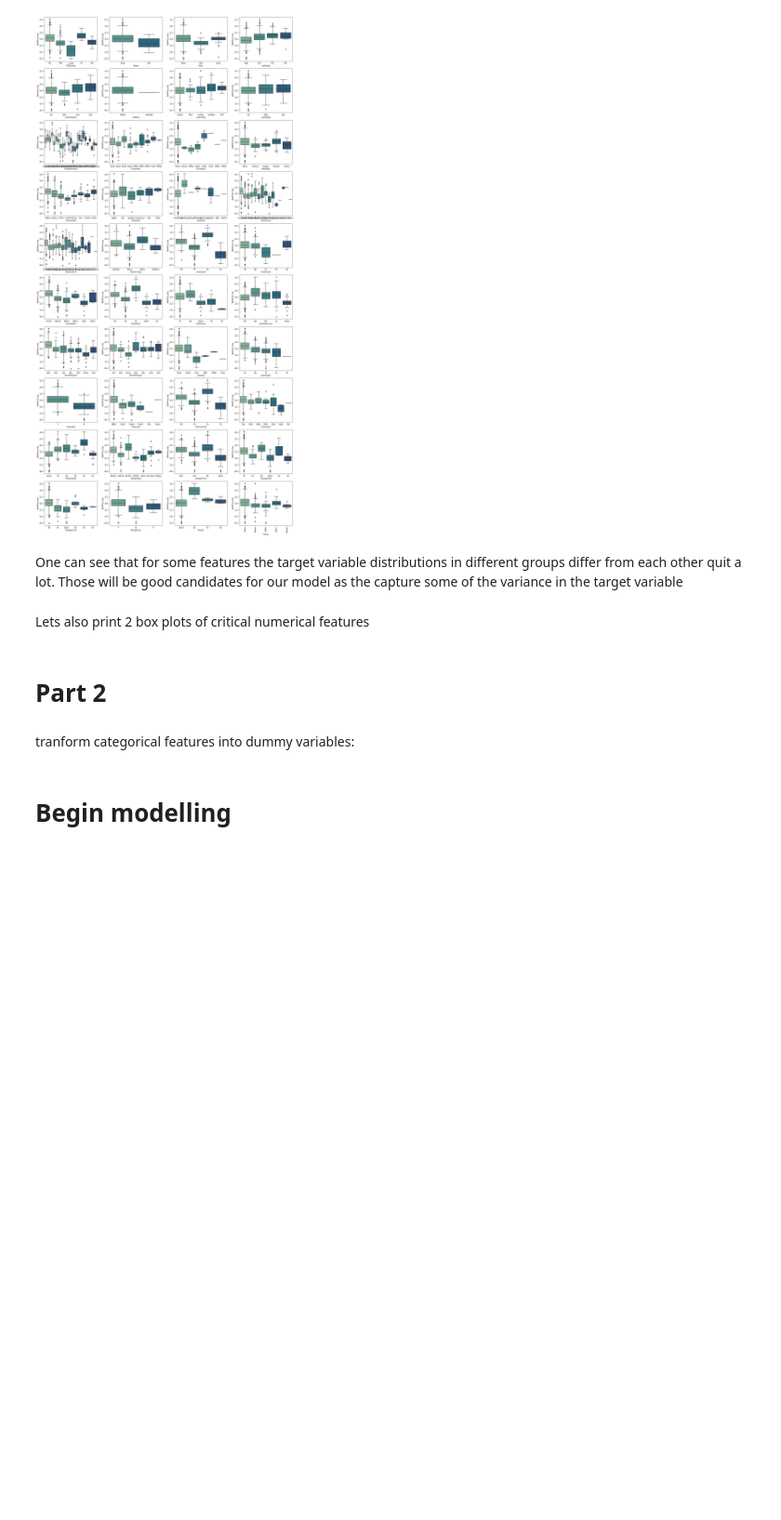
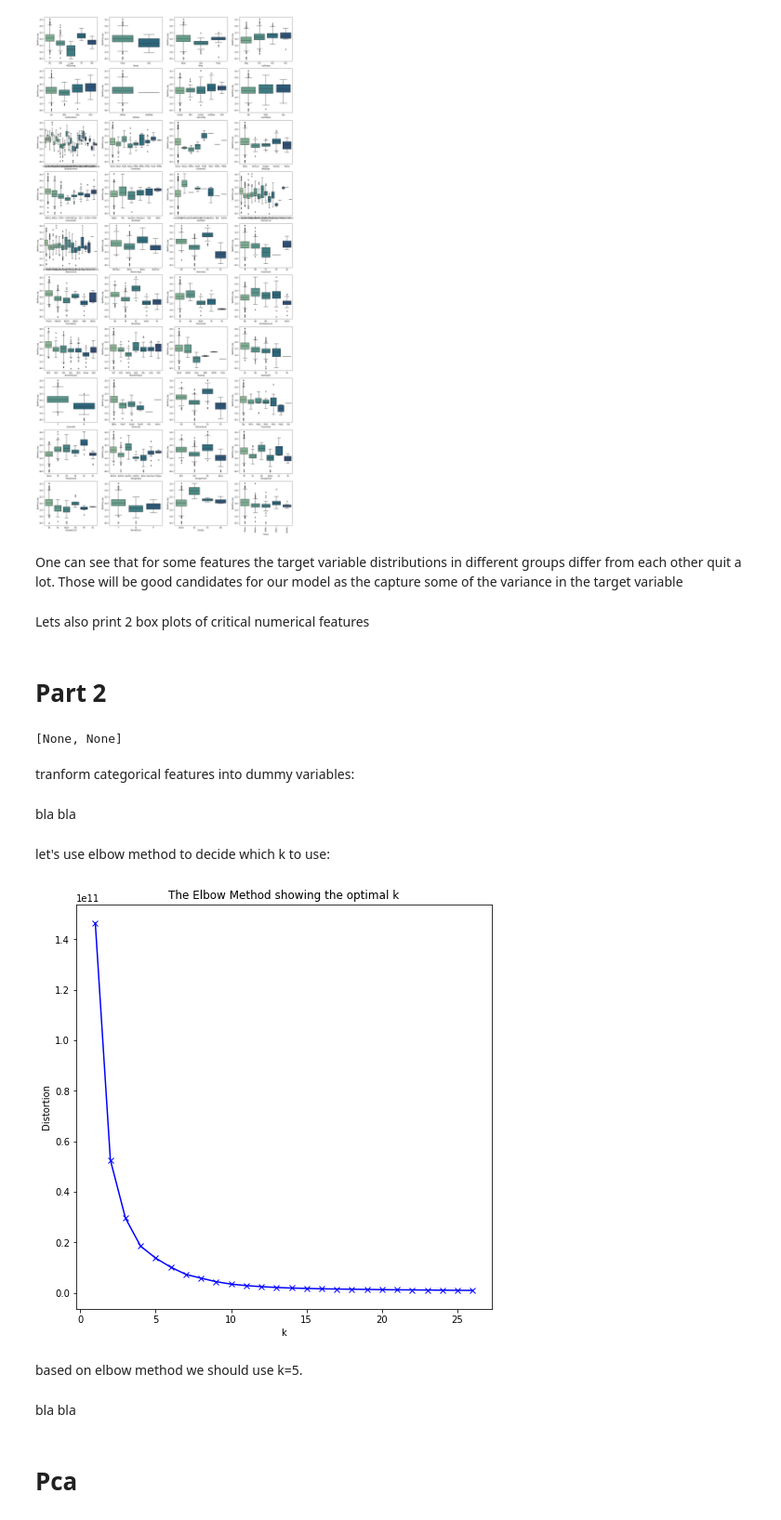
Before and after one commit to yoavshosh/Kaggle_house_price, a Jupyter notebook: Eda_house_prices.ipynb, the cells around one changed output. Shown at 93% size. Saved outputs shown, nothing was run; the diff lists cells and outputs as text; code cells hidden in the pictures; blank space fills up the shorter version.

Commit message:
adding pca and kmeans ,also played with varoius featurs

```diff
--- a/Eda_house_prices.ipynb
+++ b/Eda_house_prices.ipynb
@@ -358,3 +361,22 @@ from scipy import stats
+# %%
+for col in houses_train_modified[categorical]:
+    grouped_target = houses_train_modified.groupby(col)["SalePrice"].mean().sort_values(ascending=True)
+    factors = pd.factorize(grouped_target.index)[0]
+    grouped_target = grouped_target.reset_index()
+    grouped_target.drop("SalePrice",axis=1,inplace=True)
+    grouped_target[col+"_fact"] = factors
+    houses_train_modified = pd.merge(left = houses_train_modified, right=grouped_target, on=col, how="left")
+    houses_test_modified = pd.merge(left = houses_test_modified, right=grouped_target, on=col, how="left")
+categorical_fact = categorical+'_fact'
+# %%
+numerical=houses_train_modified.select_dtypes(include=np.number).columns.to_list()
+[numerical.remove(x) for x in ['SalePrice_log', 'SalePrice']]
+# %% [output]
+[None, None]
+# %%
+houses_test_modified[numerical]=houses_test_modified[numerical].fillna(-1) #handling categories abcsent from train
+houses_train_modified = houses_train_modified[numerical]
+houses_test_modified = houses_test_modified[numerical]
 # %% [markdown]
 tranform categorical features into dummy variables:
 # %%
@@ -370,4 +392,28 @@ tranform categorical features into dummy variables:
 # corrs_ =corrs.copy()
 # corrs_ = corrs_[(abs(corrs_)>corr_threshold) & (corrs_.index != 'SalePrice_log')]
-# %% [markdown]
-# Begin modelling
+# %% [markdown]
+bla bla
+# %%
+area_list = ["LotArea","TotalBsmtSF","1stFlrSF","2ndFlrSF","GrLivArea"]
+area_features_df = houses_train_modified[area_list]
+# %% [markdown]
+let's use elbow method to decide which k to use:
+# %%
+k_to_exmine = np.arange(1,int(np.sqrt(len(area_features_df)/2)))
+
+distortions = []
+for k in k_to_exmine:
+    kmeanModel = KMeans(n_clusters=k)
+    kmeanModel.fit(area_features_df)
+    distortions.append(kmeanModel.inertia_)
+
+plt.figure(figsize=(8,8))
+plt.plot(k_to_exmine, distortions, 'bx-')
+plt.xlabel('k')
+plt.ylabel('Distortion')
+plt.title('The Elbow Method showing the optimal k')
+plt.show()
+# %% [output]
+[figure, added]
+# %% [markdown]
+based on elbow method we should use k=5.
@@ -373,0 +424,4 @@ tranform categorical features into dummy variables:
+# %% [markdown]
+bla bla
+# %% [markdown]
+# Pca
```
Also changed, not shown: parts of 20 cells of this notebook.
